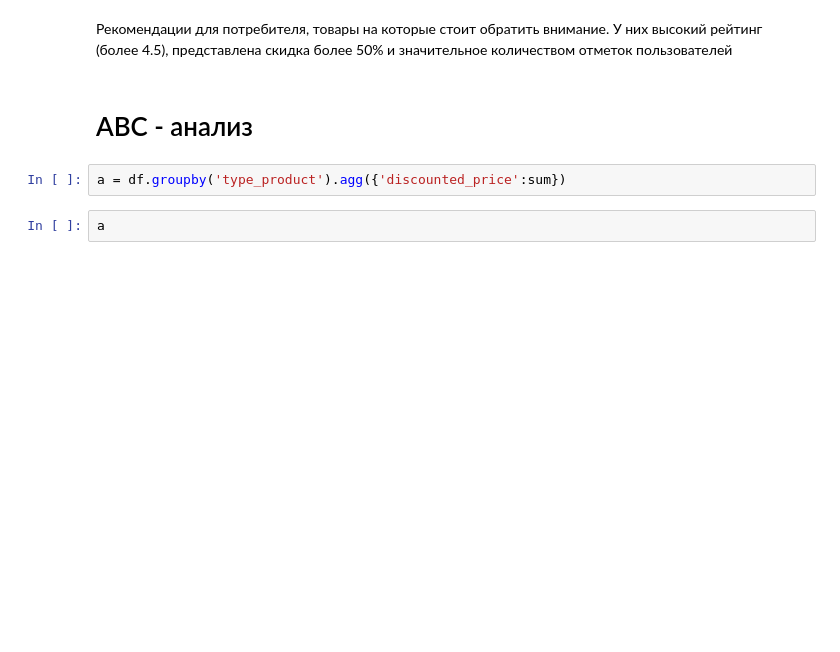
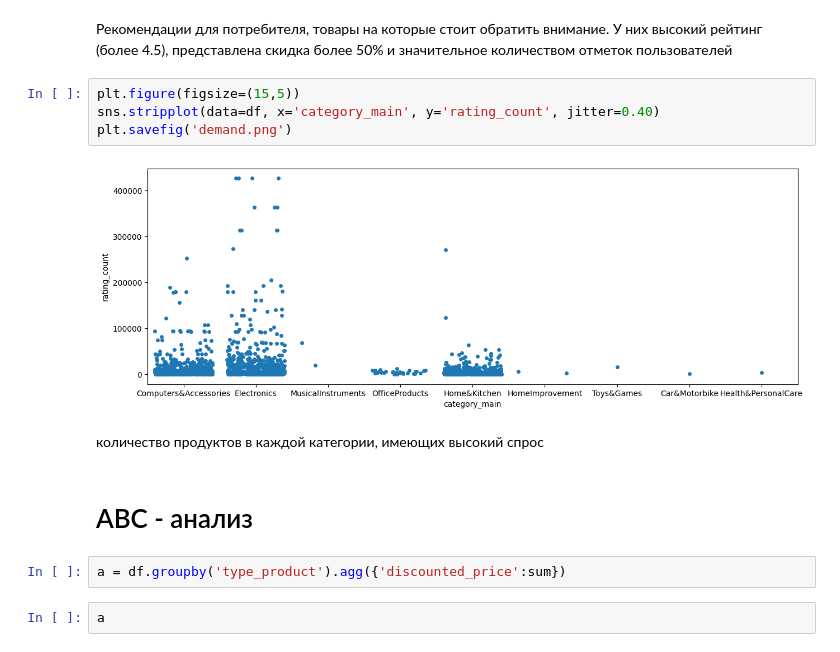
Before and after one commit to julia-un-git/project_Julia, a Jupyter notebook: project_analysis.ipynb, the cells around one changed output. Drawn from its saved outputs; the diff is of its cells as text; blank space fills up the shorter version.

```diff
--- a/project_analysis.ipynb
+++ b/project_analysis.ipynb
@@ -488,6 +493,14 @@ df[((df['rating']>4.5) & (df['discount_percentage']>50)& (df['rating_count']>10)
 | 1388 | Campfire Spring Chef Prolix Insta... | 4.7 | 2591 | 57.0 | Felt very useful 👌 but cable is s... |
 # %% [markdown]
 Рекомендации для потребителя, товары на которые стоит обратить внимание. У них высокий рейтинг (более 4.5), представлена скидка более 50% и значительное количеством отметок пользователей
+# %%
+plt.figure(figsize=(15,5))
+sns.stripplot(data=df, x='category_main', y='rating_count', jitter=0.40)
+plt.savefig('demand.png')
+# %% [output]
+[figure, added]
+# %% [markdown]
+количество продуктов в каждой категории, имеющих высокий спрос
 # %% [markdown]
 # АВС - анализ
 # %%
```
Also changed, not shown: parts of 5 cells of this notebook, 2 other files.
